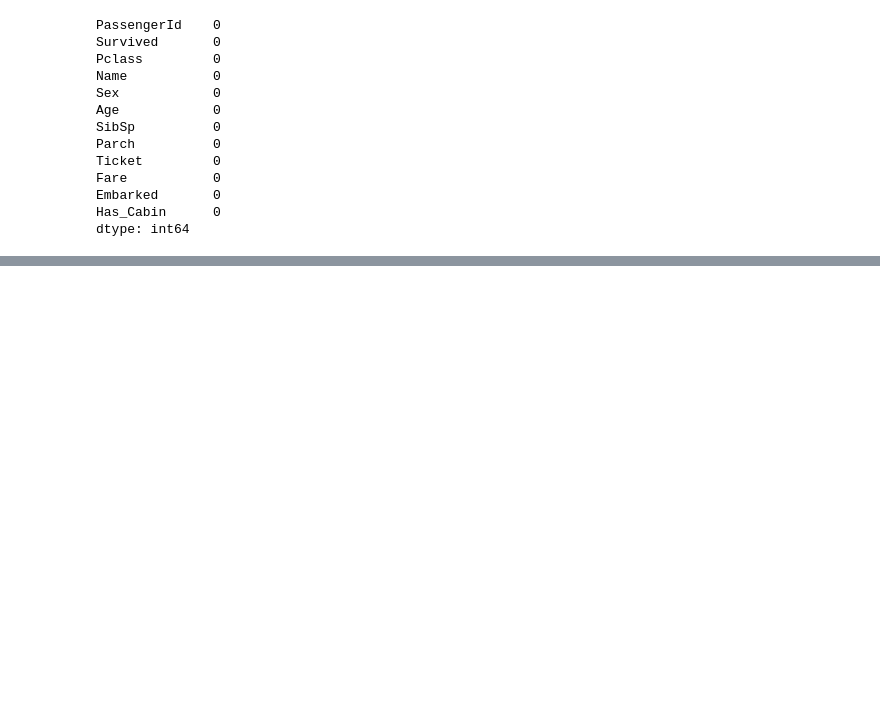
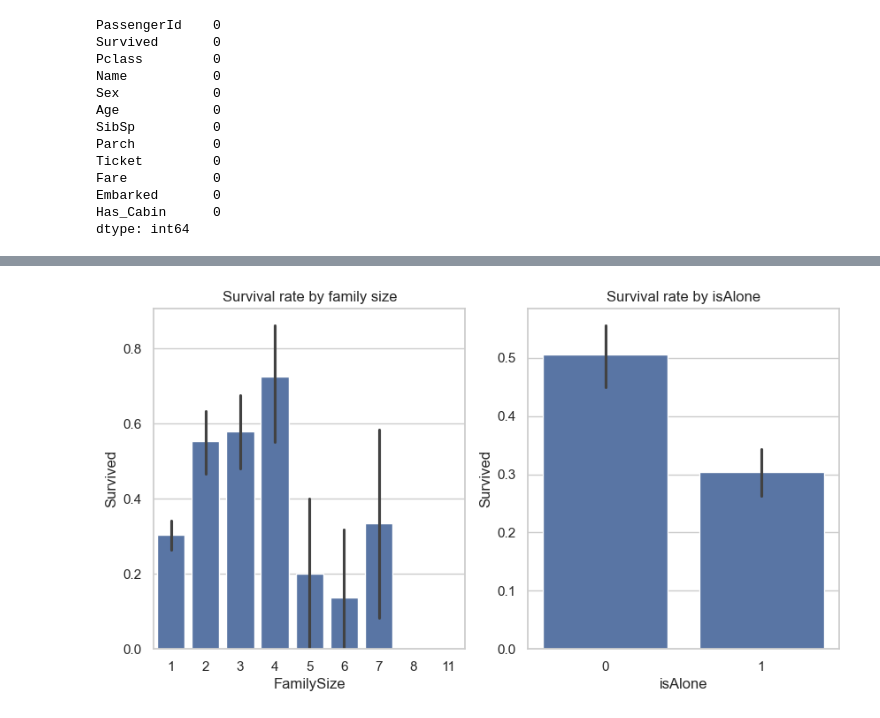
Before and after one commit to Py-Ninad/21Days_21Projects, a Jupyter notebook: Project_1 Data Storytelling.ipynb, the cells around one changed output, grey strips where cells are left out. Saved outputs shown, nothing was run; the diff lists cells and outputs as text; code cells hidden in the pictures; blank space fills up the shorter version.

```diff
--- a/Project_1 Data Storytelling.ipynb
+++ b/Project_1 Data Storytelling.ipynb
@@ -334,0 +401,3 @@ Text(0.5, 1.0, 'Fare Distribution')
+# %%
+# Creating familysize feature
+df['FamilySize'] = df['SibSp'] + df['Parch'] + 1  # Why +1 b'coz traveller is 1 person & that persons family
@@ -334,0 +420,5 @@ Text(0.5, 1.0, 'Fare Distribution')
+# %%
+# Creating isAlone Feature
+df['isAlone'] = 0
+df.loc[df['FamilySize']==1,'isAlone'] = 1  # understand loc function for this
+df[['FamilySize','isAlone']].head()
@@ -334,0 +432,13 @@ Text(0.5, 1.0, 'Fare Distribution')
+# %%
+# Now analyzing new feature column with survival
+fig,axes = plt.subplots(1,2,figsize=(10,5))
+
+#Survival rate by Family Size
+sns.barplot(ax=axes[0],x='FamilySize',y='Survived',data=df).set_title('Survival rate by family size')
+
+#Survival rate by isAlone
+sns.barplot(ax=axes[1],x='isAlone',y='Survived',data=df).set_title('Survival rate by isAlone')
+
+plt.show()
+# %% [output]
+[figure, added]
```
Also changed, not shown: parts of 31 cells of this notebook.
